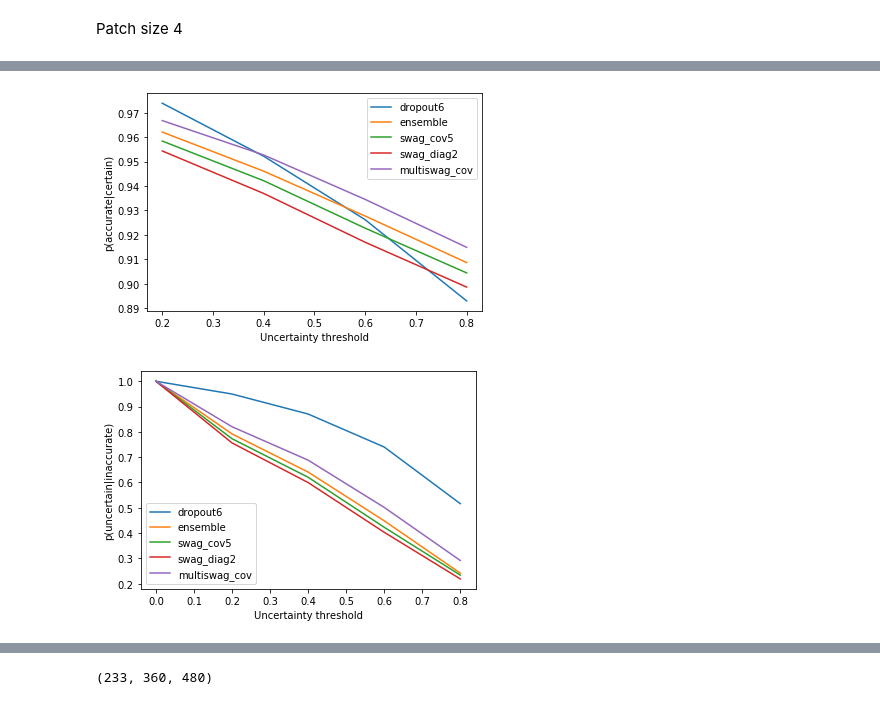
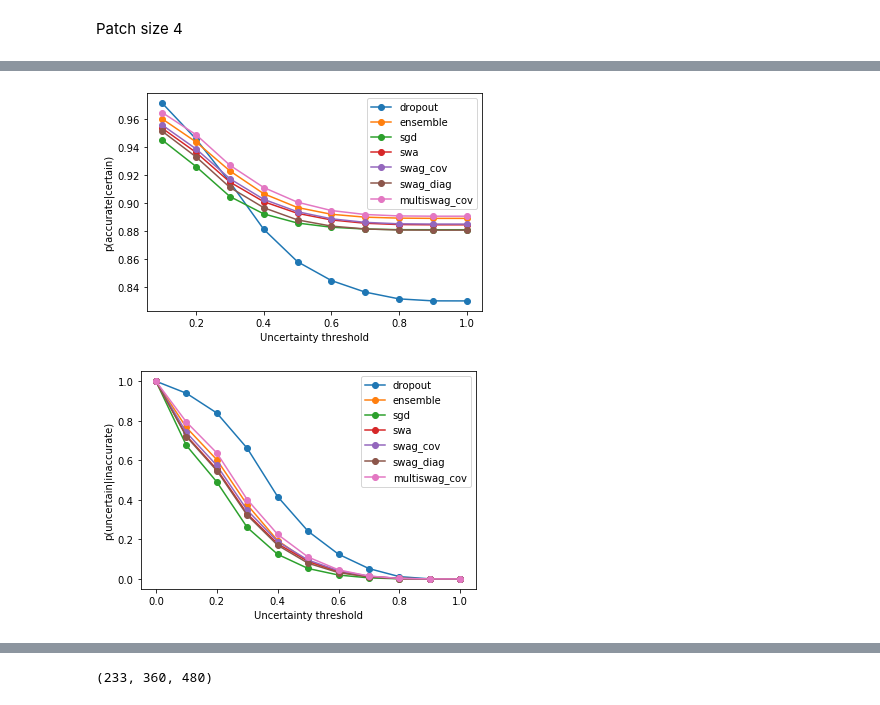
Before and after one commit to QianqianF/BayesSegmentation, a Jupyter notebook: experiments/segmentation/uncertainty_result.ipynb, the cells around one changed output, grey strips where cells are left out. Saved outputs shown, nothing was run; the diff lists cells and outputs as text; code cells hidden in the pictures.

Commit message:
finish up metrics

```diff
--- a/experiments/segmentation/uncertainty_result.ipynb
+++ b/experiments/segmentation/uncertainty_result.ipynb
@@ -56,7 +56,7 @@ def eval_uncertaintry_metrics(y_pred, y_true, uncertainty_map, patch_size=7, acc
     cert_grid = np.swapaxes(cert_grid, 2, 3).reshape(batch_size, -1, patch_size, patch_size)
     cert_rate = cert_grid.mean(axis=(2,3)) # (batch_size, w//patch_size * h//patch_size)
 
-    acc = acc_rate > acc_threshold
+    acc = acc_rate >= acc_threshold
     cert = cert_rate < cert_threshold
 
     ac = np.logical_and(acc, cert)
@@ -268,20 +266,21 @@ for f in os.listdir(dir_to_result):
             targets = npz_arr['targets']
             pred = npz_arr['predictions']
             pred_uncertainty = npz_arr['predictive_entropy']
-            mut_uncertainty = npz_arr['mutual_information']
+#             mut_uncertainty = npz_arr['mutual_information']
+            pred_uncertainty = pred_uncertainty/pred_uncertainty.max()
 
-            cert_res = np.zeros((3, len(np.arange(0,1,0.2))))
-            for i, cert_t in enumerate(np.arange(0,1,0.2)):
+            cert_res = np.zeros((3, len(np.arange(0,1.1,0.1))))
+            for i, cert_t in enumerate(np.arange(0,1.1,0.1)):
                 p_a_c, p_u_i, pa_v_pu, ac, au, ic, iu = \
-                eval_uncertaintry_metrics(pred, targets, pred_uncertainty, patch_size=6, cert_threshold=cert_t)
+                eval_uncertaintry_metrics(pred, targets, pred_uncertainty, patch_size=4, cert_threshold=cert_t)
                 cert_res[:, i] = p_a_c.mean(), p_u_i.mean(), pa_v_pu.mean()
 
-            acc_res = np.zeros((3, len(np.arange(0,1,0.2))))
-            for i, acc_t in enumerate(np.arange(0,1,0.2)):
-                p_a_c, p_u_i, pa_v_pu, ac, au, ic, iu = \
-                eval_uncertaintry_metrics(pred, targets, pred_uncertainty, patch_size=6, \
-                                          acc_threshold = acc_t, cert_threshold=pred_uncertainty.mean())
-                acc_res[:, i] = p_a_c.mean(), p_u_i.mean(), pa_v_pu.mean()
+            acc_res = np.zeros((3, len(np.arange(0,1.1,0.1))))
+#             for i, acc_t in enumerate(np.arange(0,1.1,0.1)):
+#                 p_a_c, p_u_i, pa_v_pu, ac, au, ic, iu = \
+#                 eval_uncertaintry_metrics(pred, targets, pred_uncertainty, patch_size=4, \
+#                                           acc_threshold = acc_t, cert_threshold=pred_uncertainty.mean())
+#                 acc_res[:, i] = p_a_c.mean(), p_u_i.mean(), pa_v_pu.mean()
 
             res_dict[f] = {'cert': cert_res, 'acc': acc_res}
 
@@ -332,20 +311,32 @@ res_dict
 # %%
+%matplotlib inline
 for model in res_dict:
-    plt.plot(np.arange(0,1,0.2), res_dict[model]['cert'][0], label=model[:-4])
+    if model[-5] in ['6', '5', '2']:
+        label = model[:-5]
+    else:
+        label = model[:-4]
+    plt.plot(np.arange(0,1.1,0.1), res_dict[model]['cert'][0], label=label, marker='o')
 
 plt.xlabel('Uncertainty threshold')
 plt.ylabel('p(accurate|certain)')
 plt.legend()
+plt.savefig('figs/pac_cert_threshold.png')
 plt.show()
 # %% [output]
-[figure, old version]
+[figure, new version]
 # %%
+%matplotlib inline
 for model in res_dict:
-    plt.plot(np.arange(0,1,0.2), res_dict[model]['cert'][1], label=model[:-4])
+    if model[-5] in ['6', '5', '2']:
+        label = model[:-5]
+    else:
+        label = model[:-4]
+    plt.plot(np.arange(0,1.1,0.1), res_dict[model]['cert'][1], label=label, marker='o')
 
 plt.xlabel('Uncertainty threshold')
 plt.ylabel('p(uncertain|inaccurate)')
 plt.legend()
+plt.savefig('figs/pui_cert_threshold.png')
 plt.show()
 # %% [output]
-[figure, old version]
+[figure, new version]
```
Also changed, not shown: parts of 23 cells of this notebook, 11 other files.
